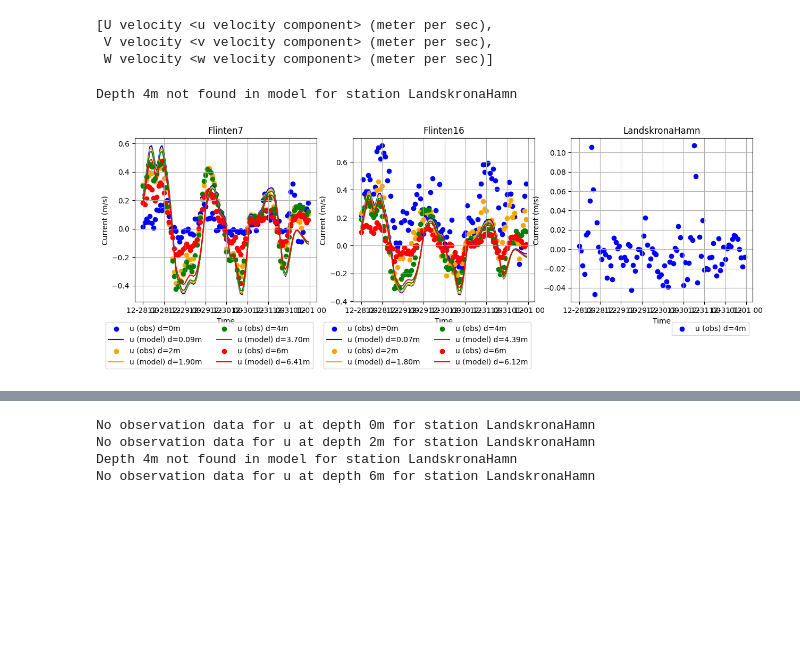
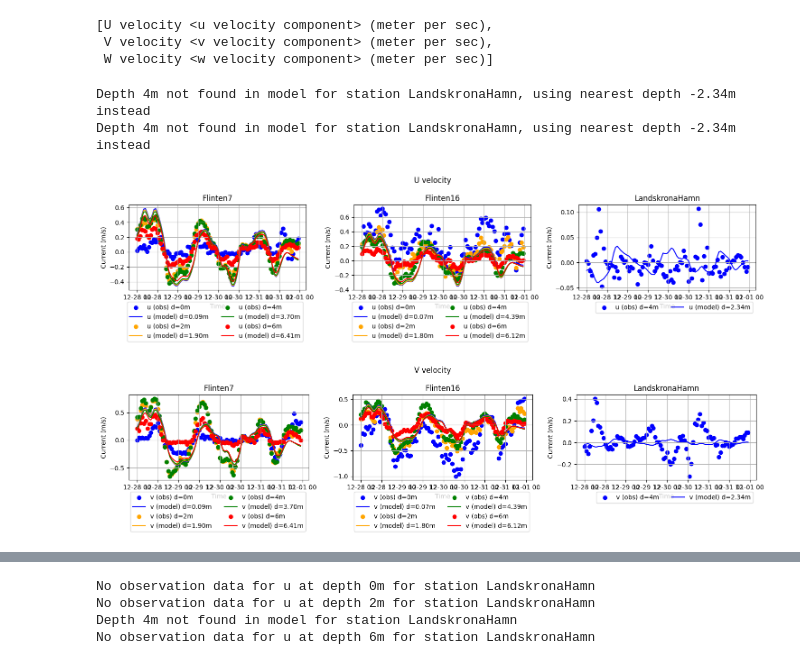
Before and after one commit to DHI/WaterBench-MIKE3HD-Oresund, a Jupyter notebook: code/model_validation_3D_currents.ipynb, the cells around one changed output, grey strips where cells are left out. Cells and saved outputs as stored; diff of their text form; code cells hidden in the pictures; blank space fills up the shorter version.

Commit message:
Make validation plots

```diff
--- a/code/model_validation_3D_currents.ipynb
+++ b/code/model_validation_3D_currents.ipynb
@@ -32,31 +31,44 @@ stations = pd.read_csv("../observations/stations_uv.csv")
 # %%
 station_names = ["Flinten7", "Flinten16", "LandskronaHamn"]
 
 
 # Pick 5 colors, one for each depth, and use them for both u and v
 colors = ["blue", "orange", "green", "red", "purple"]
 
-fig, axs = plt.subplots(nrows=1, ncols=3, figsize=(15,4))
+variables = ["u", "v"]
+titles = {"u": "U velocity", "v": "V velocity"}
 
-for i,station_name in enumerate(station_names):
-    obs_data = pd.read_csv(f"{obs_fldr}{station_name}_u_v.csv",index_col=0, parse_dates=True).loc[time_start:time_end]
-    st_info = stations[stations["Station"] == station_name]
-    for j,d in enumerate(obs_data["depth"].unique()):
-        obs_u = obs_data[obs_data["depth"]==d]["u"]
-        # obs_v = obs_data[obs_data["depth"]==d]["v"]
-        axs[i].scatter(obs_u.index, obs_u.values, label=f"u (obs) d={d}m", color=colors[j], marker="o")
-        # axs[i].plot(obs_v.index, obs_v.values, label=f"v (obs) depth={d}m", color=colors[j], linestyle="dotted")
-        try:
-            model_u = ds[0].sel(time=slice(time_start, time_end),x=st_info['Longitude'],y=st_info['Latitude'],z=-d)
-        except ValueError:
-            print(f"Depth {d}m not found in model for station {station_name}")
-            continue
-        axs[i].plot(model_u.time, model_u.values, label=f"u (model) d={-model_u.geometry.z:.2f}m", color=colors[j])
-    axs[i].set_title(station_name)
-    axs[i].set_xlabel("Time")
-    axs[i].set_ylabel("Current (m/s)")
-    axs[i].legend(ncol=2,bbox_to_anchor=(1, -0.1))
-    axs[i].grid()
+for var in variables:
+
+    fig, axs = plt.subplots(nrows=1, ncols=3, figsize=(15,4))
+
+    for i,station_name in enumerate(station_names):
+        obs_data = pd.read_csv(f"{obs_fldr}{station_name}_u_v.csv",index_col=0, parse_dates=True).loc[time_start:time_end]
+        st_info = stations[stations["Station"] == station_name]
+        for j,d in enumerate(obs_data["depth"].unique()):
+            obs_var = obs_data[obs_data["depth"]==d][var]
+            # obs_v = obs_data[obs_data["depth"]==d]["v"]
+            axs[i].scatter(obs_var.index, obs_var.values, label=f"{var} (obs) d={d}m", color=colors[j], marker="o")
+            # axs[i].plot(obs_v.index, obs_v.values, label=f"v (obs) depth={d}m", color=colors[j], linestyle="dotted")
+            try:
+                model_var = ds[0].sel(time=slice(time_start, time_end),x=st_info['Longitude'],y=st_info['Latitude'],z=-d)
+            except ValueError:
+                try:
+                    model_var = ds[0].sel(time=slice(time_start, time_end),x=st_info['Longitude'],y=st_info['Latitude'],z=ds[0].sel(time=slice(time_start, time_end),x=st_info['Longitude'],y=st_info['Latitude']).geometry.element_coordinates[:,-1].min().item())
+                    print(f"Depth {d}m not found in model for station {station_name}, using nearest depth {model_var.geometry.z:.2f}m instead")
+                except ValueError:
+                    print(f"Depth {d}m not found in model for station {station_name}")
+                    continue
+            axs[i].plot(model_var.time, model_var.values, label=f"{var} (model) d={-model_var.geometry.z:.2f}m", color=colors[j])
+        axs[i].set_title(station_name)
+        axs[i].set_xlabel("Time")
+        axs[i].set_ylabel("Current (m/s)")
+        axs[i].legend(ncol=2,bbox_to_anchor=(1, -0.1))
+        axs[i].grid()
+    plt.suptitle(titles[var])
+    plt.tight_layout()
 # %% [output]
-Depth 4m not found in model for station LandskronaHamn
+Depth 4m not found in model for station LandskronaHamn, using nearest depth -2.34m instead
+Depth 4m not found in model for station LandskronaHamn, using nearest depth -2.34m instead
-[figure, old version]
+[figure, new version]
+[figure, added]
```
Also changed, not shown: parts of 5 cells of this notebook, 4 other files.
